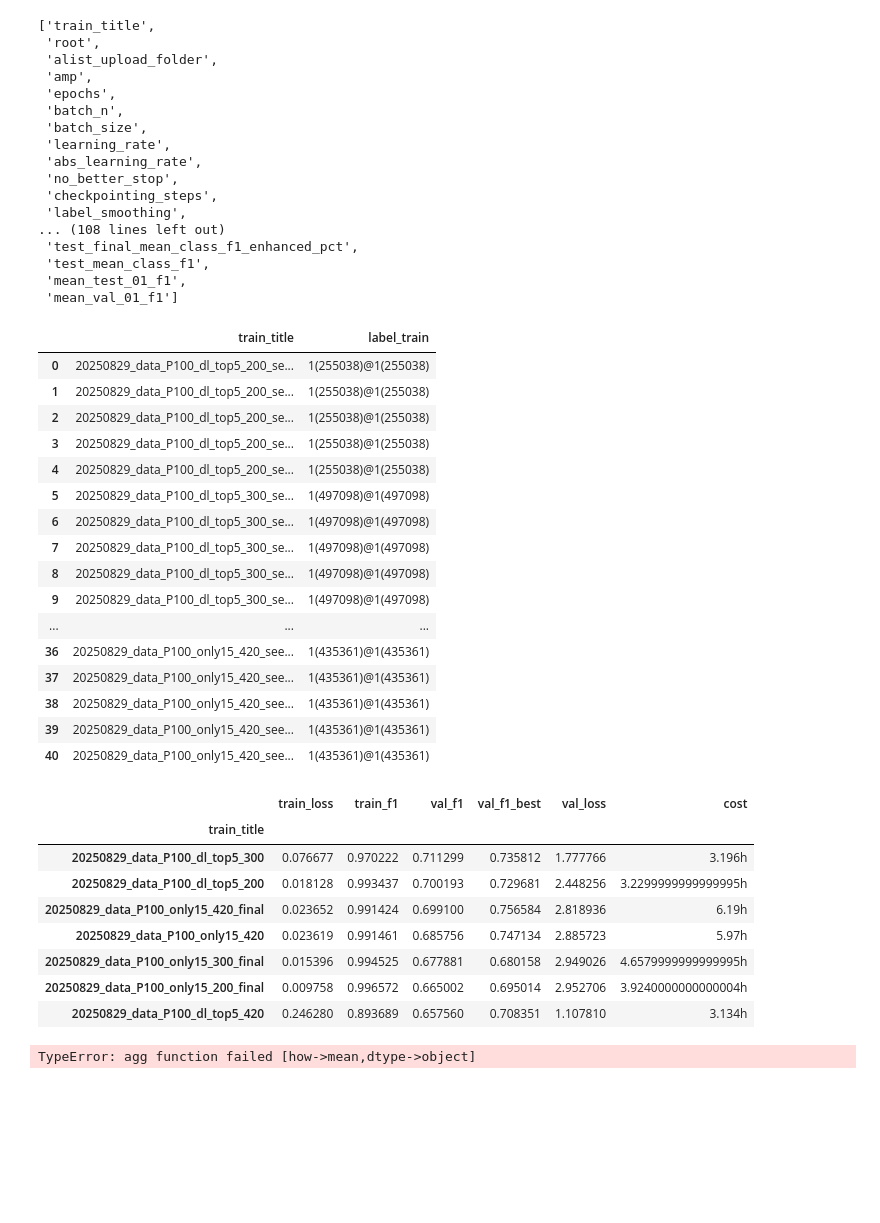
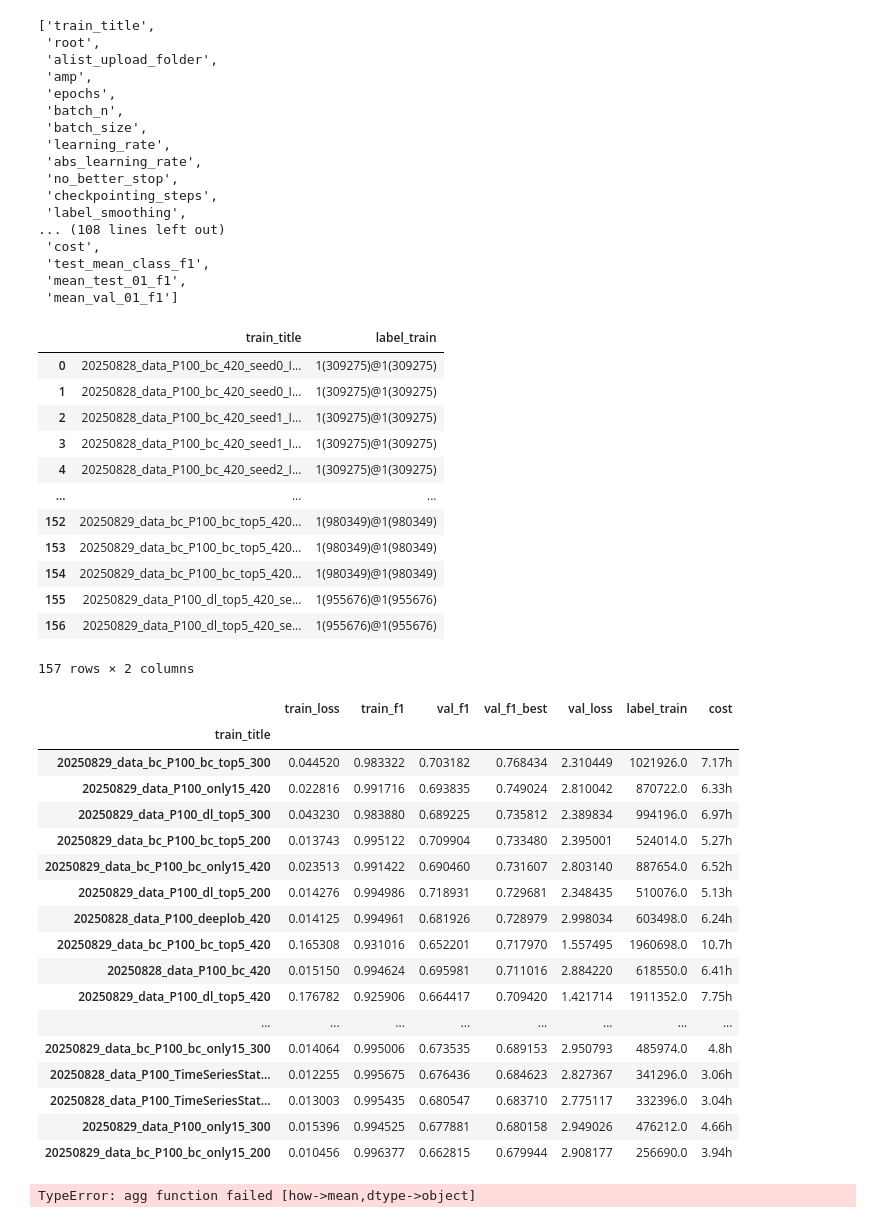
Before and after one commit to lhiqwj173/dl_helper, a Jupyter notebook: notebook/训练result汇总.ipynb, the cells around one changed output. Drawn from its saved outputs; the diff is of its cells as text; code cells hidden in the pictures; blank space fills up the shorter version.

Commit message:
20250830_tcn_data

```diff
--- a/notebook/训练result汇总.ipynb
+++ b/notebook/训练result汇总.ipynb
@@ -27,8 +27,9 @@ folders = [
     # r"D:\code\forecast_model\notebook\20250824_tcn_baseline3",
     # r'D:\code\forecast_model\notebook\20250825_tcn_baseline',
     # r"D:\code\forecast_model\notebook\20250826_tcn_filt_days",
-    # r'D:\code\forecast_model\notebook\20250828_tcn_data',
+    r'D:\code\forecast_model\notebook\20250828_tcn_data',
     r'D:\code\forecast_model\notebook\20250829_tcn_data',
+    r"D:\code\forecast_model\notebook\20250829_tcn_data2",
     ]
 # %%
 data = pd.DataFrame()
@@ -141,7 +137,7 @@ list(data)
  'checkpointing_steps',
  'label_smoothing',
 ... (108 lines left out)
- 'test_final_mean_class_f1_enhanced_pct',
+ 'cost',
  'test_mean_class_f1',
  'mean_test_01_f1',
  'mean_val_01_f1']
@@ -149,57 +145,70 @@ list(data)
 data[['train_title', 'label_train']]
 # %% [output]
 |  | train_title | label_train |
-| 0 | 20250829_data_P100_dl_top5_200_se... | 1(255038)@1(255038) |
-| 1 | 20250829_data_P100_dl_top5_200_se... | 1(255038)@1(255038) |
-| 2 | 20250829_data_P100_dl_top5_200_se... | 1(255038)@1(255038) |
-| 3 | 20250829_data_P100_dl_top5_200_se... | 1(255038)@1(255038) |
-| 4 | 20250829_data_P100_dl_top5_200_se... | 1(255038)@1(255038) |
-| 5 | 20250829_data_P100_dl_top5_300_se... | 1(497098)@1(497098) |
-| 6 | 20250829_data_P100_dl_top5_300_se... | 1(497098)@1(497098) |
-| 7 | 20250829_data_P100_dl_top5_300_se... | 1(497098)@1(497098) |
-| 8 | 20250829_data_P100_dl_top5_300_se... | 1(497098)@1(497098) |
-| 9 | 20250829_data_P100_dl_top5_300_se... | 1(497098)@1(497098) |
+| 0 | 20250828_data_P100_bc_420_seed0_I... | 1(309275)@1(309275) |
+| 1 | 20250828_data_P100_bc_420_seed0_I... | 1(309275)@1(309275) |
+| 2 | 20250828_data_P100_bc_420_seed1_I... | 1(309275)@1(309275) |
+| 3 | 20250828_data_P100_bc_420_seed1_I... | 1(309275)@1(309275) |
+| 4 | 20250828_data_P100_bc_420_seed2_I... | 1(309275)@1(309275) |
 | ... | ... | ... |
-| 36 | 20250829_data_P100_only15_420_see... | 1(435361)@1(435361) |
-| 37 | 20250829_data_P100_only15_420_see... | 1(435361)@1(435361) |
-| 38 | 20250829_data_P100_only15_420_see... | 1(435361)@1(435361) |
-| 39 | 20250829_data_P100_only15_420_see... | 1(435361)@1(435361) |
-| 40 | 20250829_data_P100_only15_420_see... | 1(435361)@1(435361) |
+| 152 | 20250829_data_bc_P100_bc_top5_420... | 1(980349)@1(980349) |
+| 153 | 20250829_data_bc_P100_bc_top5_420... | 1(980349)@1(980349) |
+| 154 | 20250829_data_bc_P100_bc_top5_420... | 1(980349)@1(980349) |
+| 155 | 20250829_data_P100_dl_top5_420_se... | 1(955676)@1(955676) |
+| 156 | 20250829_data_P100_dl_top5_420_se... | 1(955676)@1(955676) |
+157 rows × 2 columns
 # %%
 # 多seed平均
 key_col_name = ['train_f1']
-key_col_name = ['train_loss', 'train_f1', 'val_f1', 'val_f1_best', 'val_loss']
+key_col_name = ['train_loss', 'train_f1', 'val_f1', 'val_f1_best', 'val_loss', 'label_train']
 
 d = data.loc[:, key_col_name + ['cost']]
 d['train_title'] = data['train_title'].apply(lambda x: '_'.join([i for i in x.split('_') if 'seed' not in i]))
+d['label_train'] = d['label_train'].apply(lambda x:int(x.split('@')[-1][2:-1])*2)
 
 # 只考察 final
 _match_bool = data['train_title'].apply(lambda x: 'final' in x or ('final' not in x and 'best' not in x))
 d = d.loc[_match_bool]
+# 去除 final/best 的标记
+d['train_title'] = d['train_title'].apply(lambda x: x.replace('_final', '').replace('_best', ''))
+
+# # 关键字过滤
+# keys = ['bc_top5', 'TimeSeriesStaticModelx8_bc', 'P100_bc_420']
+# _match_key_bool = data['train_title'].apply(lambda x: any([k in x for k in keys]))
+# d = d.loc[_match_key_bool]
 
 # # 根据 idx 区分类别
 # # 用于未区分title的情况
 # _cls = d['train_title'].apply(lambda x: [(int(i.replace('IDX', '')) % 3) for i in x.split('_') if 'IDX' in i][0])
 # _cls = _cls.apply(lambda x: ['nomove30', 'nomove50', 'nomove70'][x])
 # d['train_title'] = d['train_title'].apply(lambda x: '_'.join([i for i in x.split('_') if 'IDX' not in i])) + '_' + _cls
 
 # title 已经区分
 d['train_title'] = d['train_title'].apply(lambda x: '_'.join([i for i in x.split('_') if 'IDX' not in i]))
 
 d['cost'] = d['cost'].apply(lambda x: float(x.replace('h', '')))
 d = d.groupby('train_title').mean()
-d['cost'] = d['cost'].apply(lambda x: str(x) + 'h')
-d.sort_values('val_f1',ascending=False)
+d['cost'] = d['cost'].apply(lambda x: str(round(x,2)) + 'h')
+d.sort_values('val_f1_best',ascending=False)
 # %% [output]
-|  | train_loss | train_f1 | val_f1 | val_f1_best | val_loss | cost |
-| train_title |  |  |  |  |  |  |
-| 20250829_data_P100_dl_top5_300 | 0.076677 | 0.970222 | 0.711299 | 0.735812 | 1.777766 | 3.196h |
-| 20250829_data_P100_dl_top5_200 | 0.018128 | 0.993437 | 0.700193 | 0.729681 | 2.448256 | 3.2299999999999995h |
-| 20250829_data_P100_only15_420_final | 0.023652 | 0.991424 | 0.699100 | 0.756584 | 2.818936 | 6.19h |
-| 20250829_data_P100_only15_420 | 0.023619 | 0.991461 | 0.685756 | 0.747134 | 2.885723 | 5.97h |
-| 20250829_data_P100_only15_300_final | 0.015396 | 0.994525 | 0.677881 | 0.680158 | 2.949026 | 4.6579999999999995h |
-| 20250829_data_P100_only15_200_final | 0.009758 | 0.996572 | 0.665002 | 0.695014 | 2.952706 | 3.9240000000000004h |
-| 20250829_data_P100_dl_top5_420 | 0.246280 | 0.893689 | 0.657560 | 0.708351 | 1.107810 | 3.134h |
+|  | train_loss | train_f1 | val_f1 | val_f1_best | val_loss | label_train | cost |
+| train_title |  |  |  |  |  |  |  |
+| 20250829_data_bc_P100_bc_top5_300 | 0.044520 | 0.983322 | 0.703182 | 0.768434 | 2.310449 | 1021926.0 | 7.17h |
+| 20250829_data_P100_only15_420 | 0.022816 | 0.991716 | 0.693835 | 0.749024 | 2.810042 | 870722.0 | 6.33h |
+| 20250829_data_P100_dl_top5_300 | 0.043230 | 0.983880 | 0.689225 | 0.735812 | 2.389834 | 994196.0 | 6.97h |
+| 20250829_data_bc_P100_bc_top5_200 | 0.013743 | 0.995122 | 0.709904 | 0.733480 | 2.395001 | 524014.0 | 5.27h |
+| 20250829_data_bc_P100_bc_only15_420 | 0.023513 | 0.991422 | 0.690460 | 0.731607 | 2.803140 | 887654.0 | 6.52h |
+| 20250829_data_P100_dl_top5_200 | 0.014276 | 0.994986 | 0.718931 | 0.729681 | 2.348435 | 510076.0 | 5.13h |
+| 20250828_data_P100_deeplob_420 | 0.014125 | 0.994961 | 0.681926 | 0.728979 | 2.998034 | 603498.0 | 6.24h |
+| 20250829_data_bc_P100_bc_top5_420 | 0.165308 | 0.931016 | 0.652201 | 0.717970 | 1.557495 | 1960698.0 | 10.7h |
+| 20250828_data_P100_bc_420 | 0.015150 | 0.994624 | 0.695981 | 0.711016 | 2.884220 | 618550.0 | 6.41h |
+| 20250829_data_P100_dl_top5_420 | 0.176782 | 0.925906 | 0.664417 | 0.709420 | 1.421714 | 1911352.0 | 7.75h |
+| ... | ... | ... | ... | ... | ... | ... | ... |
+| 20250829_data_bc_P100_bc_only15_300 | 0.014064 | 0.995006 | 0.673535 | 0.689153 | 2.950793 | 485974.0 | 4.8h |
+| 20250828_data_P100_TimeSeriesStat... | 0.012255 | 0.995675 | 0.676436 | 0.684623 | 2.827367 | 341296.0 | 3.06h |
+| 20250828_data_P100_TimeSeriesStat... | 0.013003 | 0.995435 | 0.680547 | 0.683710 | 2.775117 | 332396.0 | 3.04h |
+| 20250829_data_P100_only15_300 | 0.015396 | 0.994525 | 0.677881 | 0.680158 | 2.949026 | 476212.0 | 4.66h |
+| 20250829_data_bc_P100_bc_only15_200 | 0.010456 | 0.996377 | 0.662815 | 0.679944 | 2.908177 | 256690.0 | 3.94h |
 # %%
 # 多IDX平均
 key_col_name = 'val_f1'
```
Also changed, not shown: parts of 1 cell of this notebook, 5 other files.
